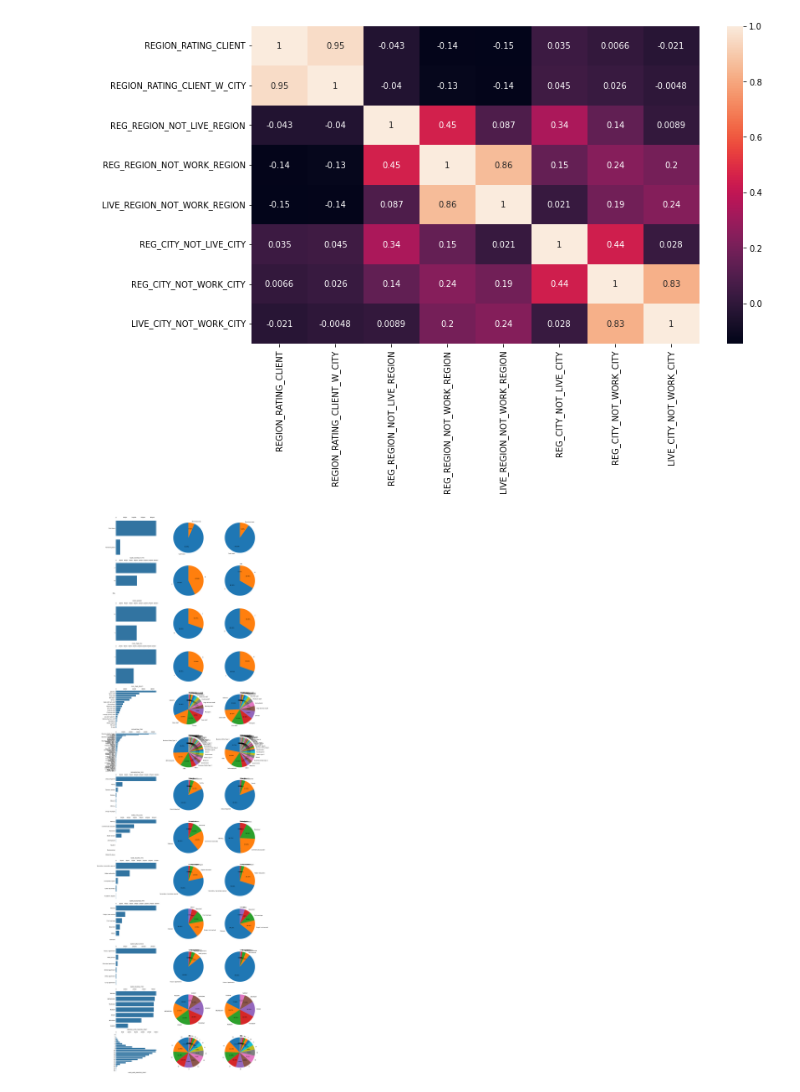
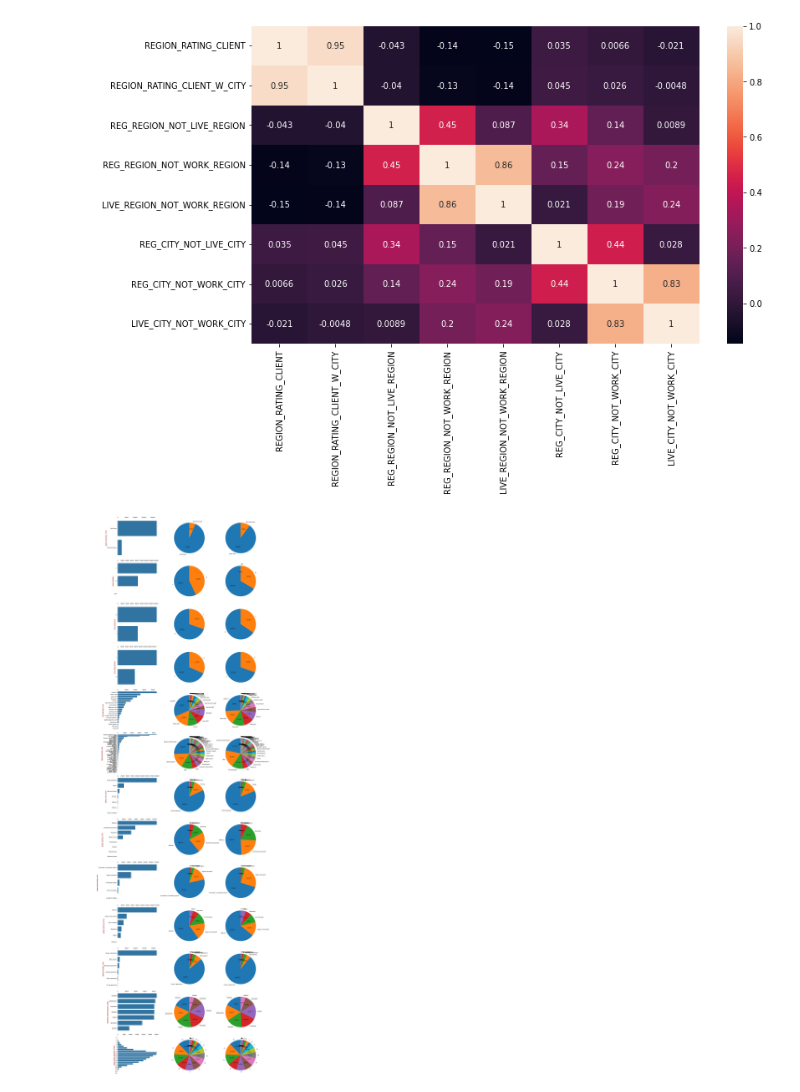
Before and after one commit to NgChi493510/Data-Preparation-Project-Group-14, a Jupyter notebook: EDA/EDA - Application Train.ipynb, the cells around one changed output. Drawn from its saved outputs; the diff is of its cells as text; code cells hidden in the pictures.

Commit message:
update full visual chua comment

```diff
--- a/EDA/EDA - Application Train.ipynb
+++ b/EDA/EDA - Application Train.ipynb
@@ -306,28 +312,33 @@ sns.heatmap(df[reg].corr(),annot=True)
 # %%
 def visu(df,col):
     f, ax = plt.subplots(len(col),3,figsize = (5*4,5*len(col)))
     for i in range(len(col)):
+        #1
         sns.barplot(df[col[i]].value_counts(),orient='h',ax=ax[i][0])
         ax[i][0].spines[['top','bottom','left','right']].set_visible(False)
         ax[i][0].tick_params(left=False)
         ax[i][0].xaxis.tick_top()
+        ax[i][0].set_ylabel(ax[i][0].get_xlabel(),color ='brown',fontweight='bold')
+        ax[i][0].set_xlabel('')
+        #2
         ax[i][1].pie(x=df[df['TARGET']==1][col[i]].value_counts(),\
-       labels=df[df['TARGET']==1][col[i]].value_counts().index,\
-        startangle=90,autopct='%.2f%%') #> other
+        labels=df[df['TARGET']==1][col[i]].value_counts().index,\
+        startangle=90,autopct='%.2f%%')
+        #3
         ax[i][2].pie(x=df[df['TARGET']==0][col[i]].value_counts(),\
-       labels=df[df['TARGET']==0][col[i]].value_counts().index,\
-        startangle=90,autopct='%.2f%%') #> other
-    plt.tight_layout(w_pad=1)
+        labels=df[df['TARGET']==0][col[i]].value_counts().index,\
+        startangle=90,autopct='%.2f%%')
+    plt.tight_layout(w_pad=2,h_pad=2)
 
 
 
 cols = ['NAME_CONTRACT_TYPE','CODE_GENDER','FLAG_OWN_CAR','FLAG_OWN_REALTY',\
 'OCCUPATION_TYPE','ORGANIZATION_TYPE','NAME_TYPE_SUITE','NAME_INCOME_TYPE',\
 'NAME_EDUCATION_TYPE','NAME_FAMILY_STATUS','NAME_HOUSING_TYPE',\
 'WEEKDAY_APPR_PROCESS_START','HOUR_APPR_PROCESS_START']
 
+
+
 visu(df,cols)
-# ax[i][0].bar()
-# sns.barplot(df['OCCUPATION_TYPE'].value_counts(),orient='h')
 # %% [output]
-[figure, old version]
+[figure, new version]
```
Also changed, not shown: parts of 8 cells of this notebook.
